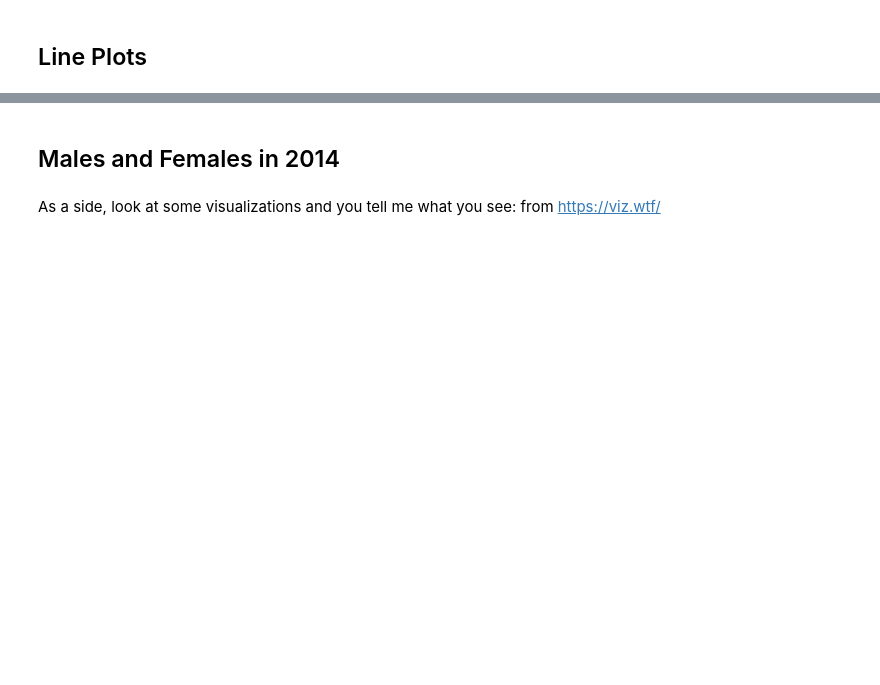
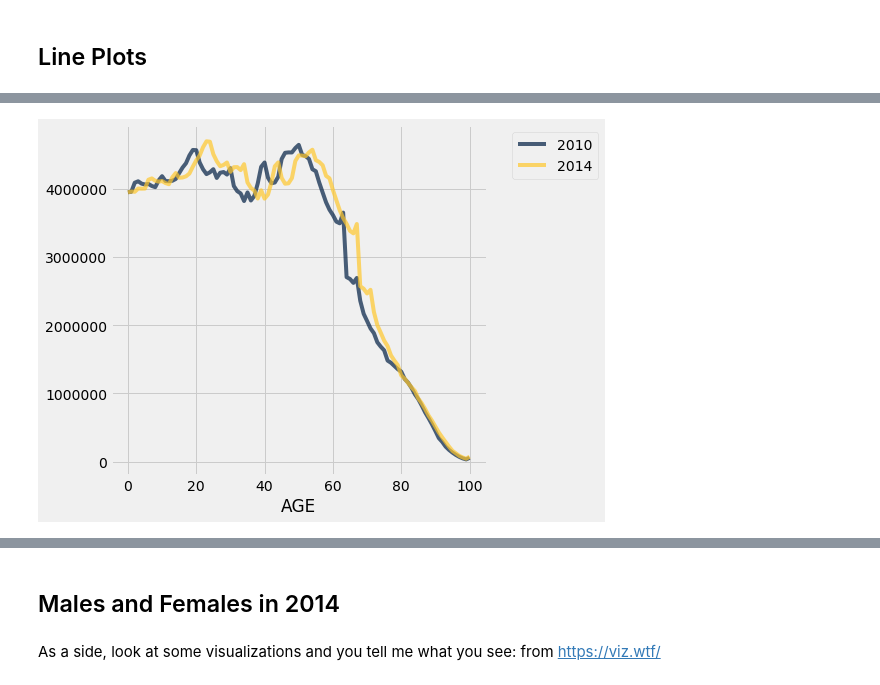
Before and after one commit to ucsb-ds/ds1-w21-content, a Jupyter notebook: lec-notebooks/lec07-blank.ipynb, the cells around one changed output, grey strips where cells are left out. Cells and saved outputs as stored; diff of their text form; code cells hidden in the pictures; blank space fills up the shorter version.

```diff
--- a/lec-notebooks/lec07-blank.ipynb
+++ b/lec-notebooks/lec07-blank.ipynb
@@ -18,0 +62,3 @@ full
+# %%
+# Sort by age
+simple.sort('AGE') # default sort is by descending=FALSE (smallest to largest)
@@ -19,2 +78,3 @@ full
 # %%
-# Sort by age
+# Sort by age (another way)
+simple.sort('AGE',descending=True)
@@ -26,0 +96,4 @@ full
+# %%
+# Remove the age totals, removing rows with 999 values in AGE column
+no_999 = simple.where('AGE', are.below(999))
+no_999.sort('AGE',descending=True)
@@ -27,4 +113,6 @@ full
 # %%
 # Remove male and female (keep only combined)
+everyone = no_999.where('SEX',0)
+everyone = everyone.drop('SEX')
 # %%
 everyone
@@ -31,3 +132,7 @@ everyone
+# %%
+everyone.plot('AGE')
+# %% [output]
+[figure, added]
 # %%
 # ^^ That plot should be labeled! Here are 3 ways to label it:
 # %%
```
Also changed, not shown: parts of 34 cells of this notebook, 24 other files.
